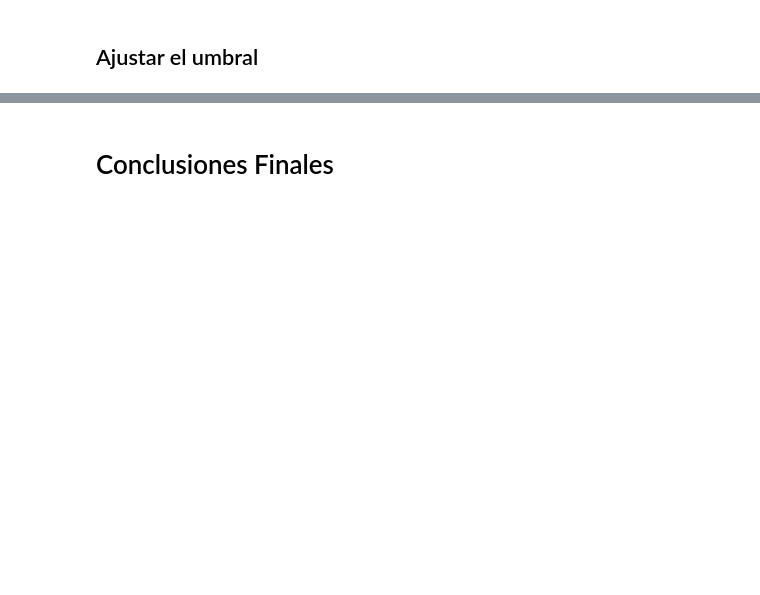
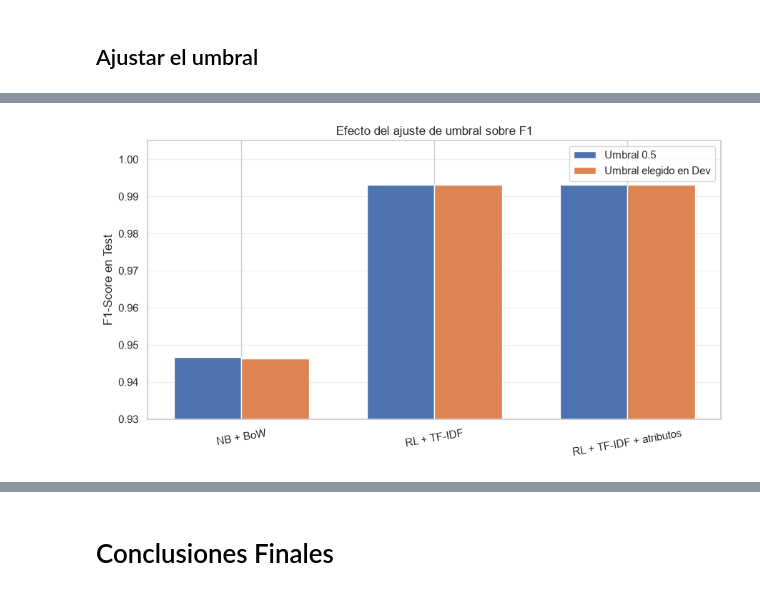
Before and after one commit to kao05/SpamAnalysis-TextMining, a Jupyter notebook: Project_FakeNews.ipynb, the cells around one changed output, grey strips where cells are left out. Cells and saved outputs as stored; diff of their text form; code cells hidden in the pictures; blank space fills up the shorter version.

Commit message:
Ajuste del umbral y preguntas claves en la investigación

```diff
--- a/Project_FakeNews.ipynb
+++ b/Project_FakeNews.ipynb
@@ -717,7 +702,7 @@ class NaiveBayesMultinomial:
         self.alpha = alpha
 
     """
-    Aqui ya entra una matriz spark
+    Aqui ya entra una matriz sparse
     1. Calculamos el logaritmo de la proporcion de documentos por clase sobre el total (log(probabilidad de clase))
     2. Hacemos el conteo de palabras totales por clase
     3. Aplicamos la matriz de verosimilitud (self.feature_log_prob_[k]) y guardamos los valores del logaritmo de la probabilidad de una palabra dado una clase en un vector
@@ -1840,0 +1963,47 @@ dtype: float64
+# %%
+#@title Comparación del F1 en Test: umbral 0.5 frente al ajustado
+
+# @title F1 en Test: umbral predeterminado vs. ajustado
+
+from sklearn.metrics import f1_score
+import numpy as np
+import matplotlib.pyplot as plt
+
+modelos_test = {
+    'NB + BoW': (prob_test_nb, 0.61),
+    'RL + TF-IDF': (prob_test_lr, 0.38),
+    'RL + TF-IDF + atributos': (prob_test_mas, 0.40)
+}
+
+f1_05 = []
+f1_ajustado = []
+nombres = []
+
+for nombre, (prob, umbral) in modelos_test.items():
+    f1_05.append(
+        f1_score(y_test, (prob >= 0.5).astype(int))
+    )
+    f1_ajustado.append(
+        f1_score(y_test, (prob >= umbral).astype(int))
+    )
+    nombres.append(nombre)
+
+x = np.arange(len(nombres))
+ancho = 0.35
+
+fig, ax = plt.subplots(figsize=(9, 5))
+ax.bar(x - ancho/2, f1_05, ancho, label='Umbral 0.5')
+ax.bar(x + ancho/2, f1_ajustado, ancho, label='Umbral elegido en Dev')
+
+ax.set_xticks(x)
+ax.set_xticklabels(nombres, rotation=10)
+ax.set_ylabel('F1-Score en Test')
+ax.set_title('Efecto del ajuste de umbral sobre F1')
+ax.set_ylim(0.93, 1.005)
+ax.grid(axis='y', alpha=0.3)
+ax.legend()
+
+plt.tight_layout()
+plt.show()
+# %% [output]
+[figure, added]
```
Also changed, not shown: parts of 13 cells of this notebook.
